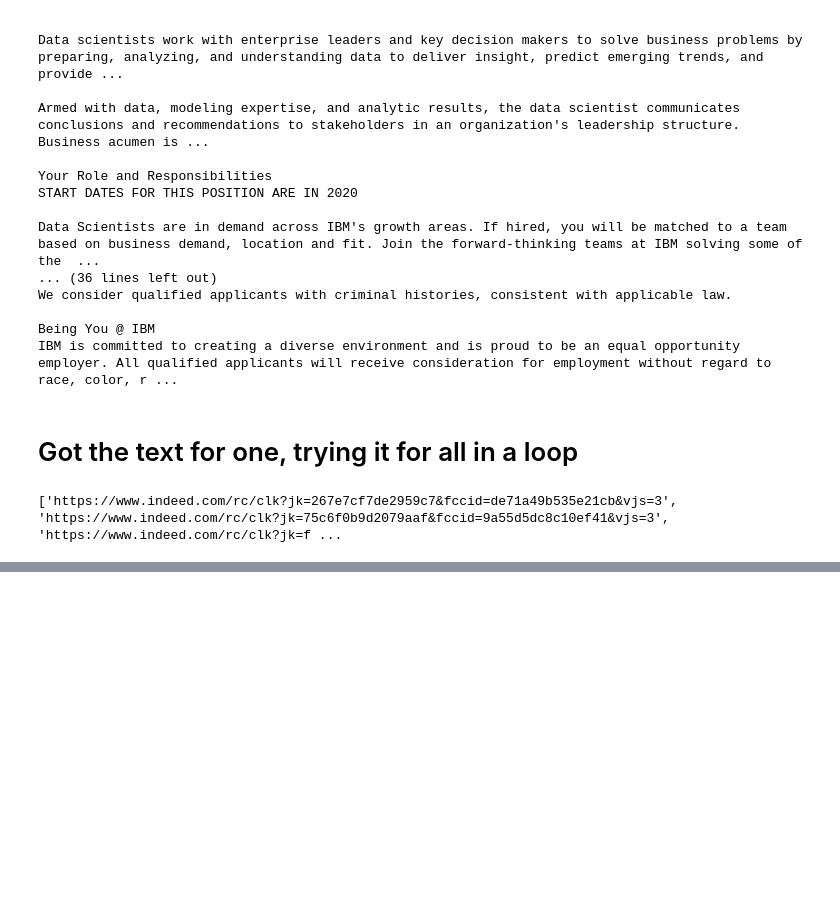
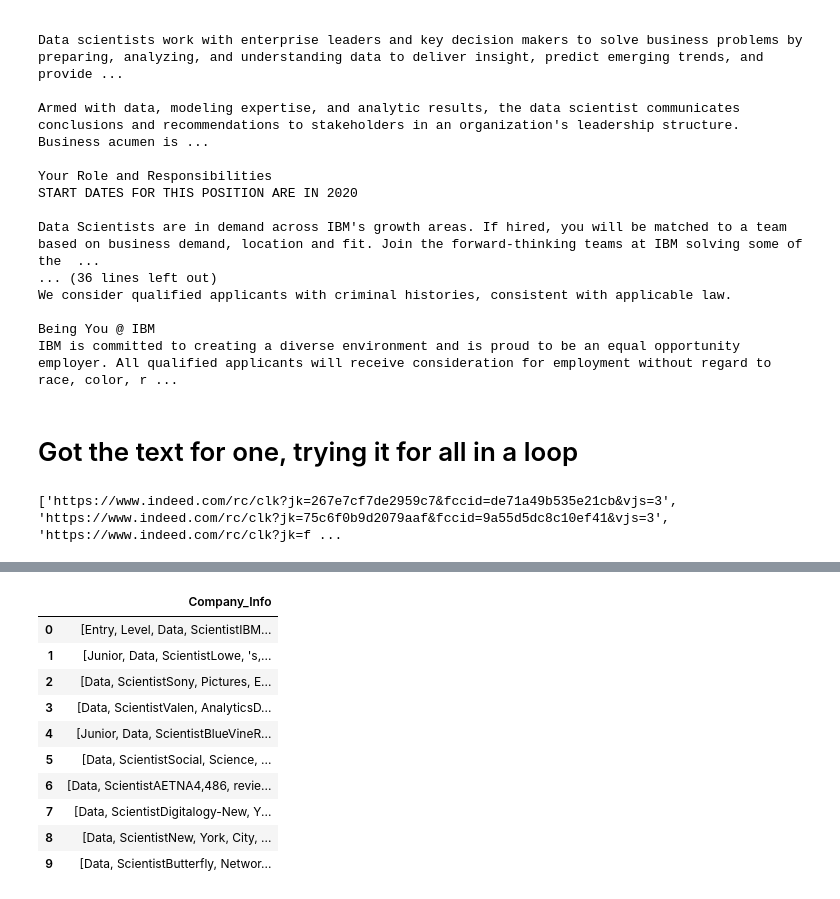
Before and after one commit to anhainguyen82/Capstone, a Jupyter notebook: JobScrape-JP.ipynb, the cells around one changed output, grey strips where cells are left out. Saved outputs shown, nothing was run; the diff lists cells and outputs as text; code cells hidden in the pictures; blank space fills up the shorter version.

```diff
--- a/JobScrape-JP.ipynb
+++ b/JobScrape-JP.ipynb
@@ -203,0 +233,16 @@ df_descriptions
+# %%
+#add all to a dataframe
+df_companyinfo = pd.DataFrame({'Company_Info': Company})
+df_companyinfo
+# %% [output]
+|  | Company_Info |
+| 0 | [Entry, Level, Data, ScientistIBM... |
+| 1 | [Junior, Data, ScientistLowe, 's,... |
+| 2 | [Data, ScientistSony, Pictures, E... |
+| 3 | [Data, ScientistValen, AnalyticsD... |
+| 4 | [Junior, Data, ScientistBlueVineR... |
+| 5 | [Data, ScientistSocial, Science, ... |
+| 6 | [Data, ScientistAETNA4,486, revie... |
+| 7 | [Data, ScientistDigitalogy-New, Y... |
+| 8 | [Data, ScientistNew, York, City, ... |
+| 9 | [Data, ScientistButterfly, Networ... |
```
Also changed, not shown: parts of 20 cells of this notebook.
